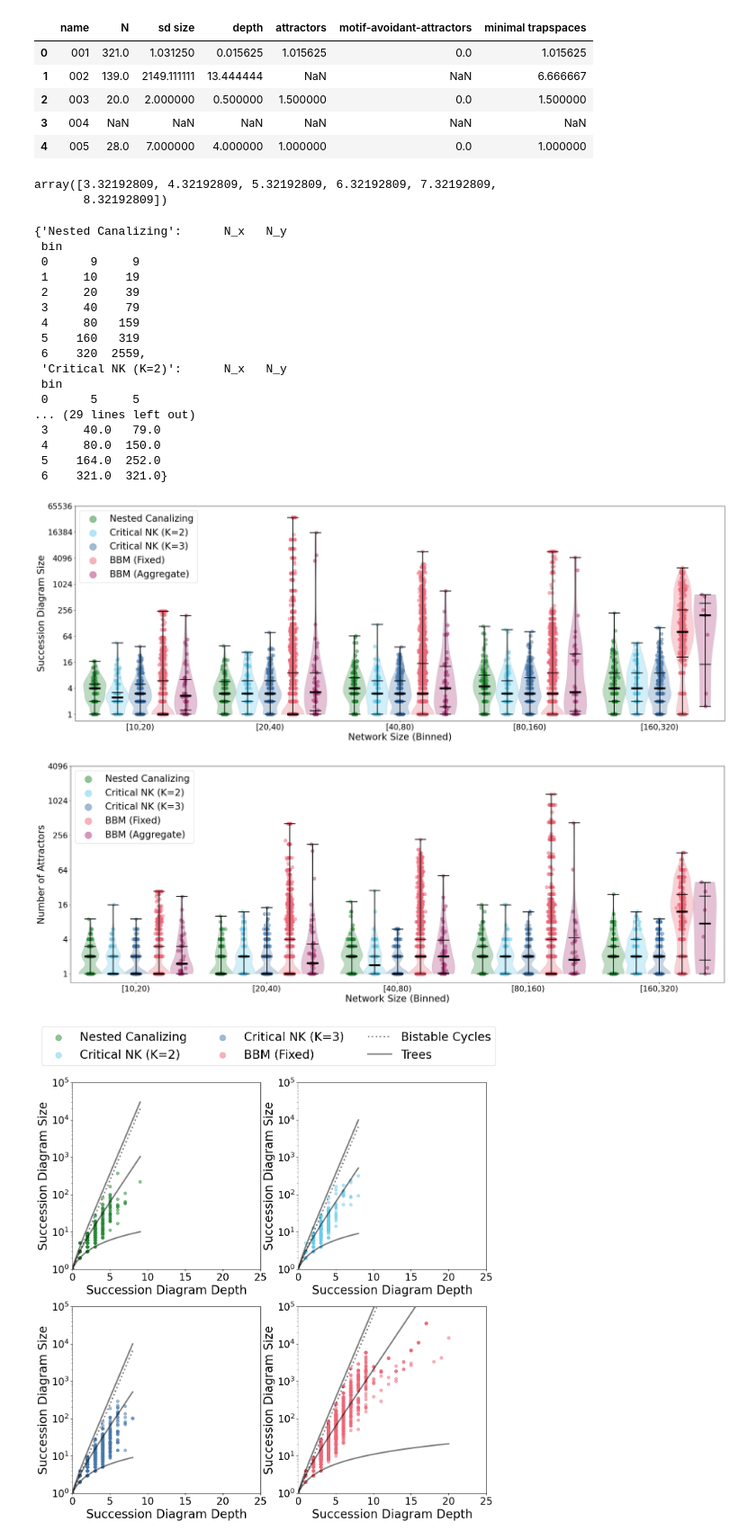
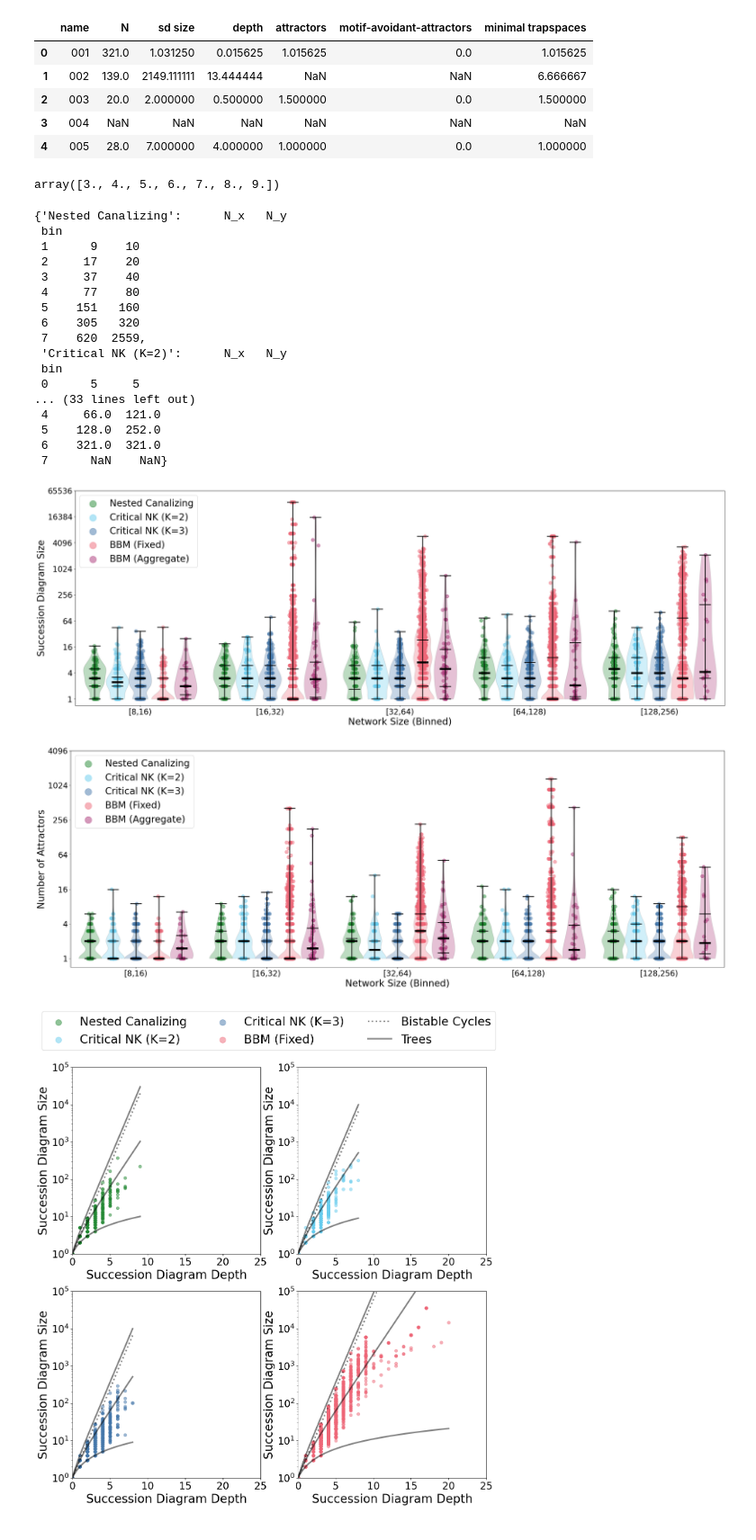
Before and after one commit to jcrozum/balm-analysis, a Jupyter notebook: analysis/new_figures.ipynb, the cells around one changed output. Shown at 90% size. Drawn from its saved outputs; the diff is of its cells as text; code cells hidden in the pictures.

```diff
--- a/analysis/new_figures.ipynb
+++ b/analysis/new_figures.ipynb
@@ -8,7 +8,7 @@ nk2 = pd.read_csv("./SD_analysis_random_nk2.csv")
 nk3 = pd.read_csv("./SD_analysis_random_nk3.csv")
 bbm = pd.read_csv("./SD_analysis_bbm-bnet-inputs-random.csv")
 bbm_agg = bbm.copy()
-bbm_agg["name"] = bbm_agg["name"].apply(lambda x: x.split("_")[0].removesuffix(".bnet"))
+bbm_agg["name"] = bbm_agg["name"].apply(lambda x: x.split("_")[0])
 bbm_agg = bbm_agg.groupby("name").mean().reset_index()
 # %%
 ncf.head()
@@ -71,14 +71,13 @@ network_type_colors = {
     "BBM (Aggregate)": "#aa3377",
 }
 # %%
-bins = np.log2(sorted([10, 20, 40, 80, 160, 320]))
+bins = np.log2(sorted([8, 16, 32, 64, 128, 256, 512]))
 lbins = bins - 0.5
 rbins = bins + 0.5
 nbins = len(bins)
 bins
 # %% [output]
-array([3.32192809, 4.32192809, 5.32192809, 6.32192809, 7.32192809,
-       8.32192809])
+array([3., 4., 5., 6., 7., 8., 9.])
 # %%
 for name, df in frames.items():
     df["bin"] = np.digitize(np.log2(df["N"]), bins)
@@ -91,34 +90,33 @@ for name, df in frames.items():
 # %% [output]
 {'Nested Canalizing':      N_x   N_y
  bin
- 0      9     9
- 1     10    19
- 2     20    39
- 3     40    79
- 4     80   159
- 5    160   319
- 6    320  2559,
+ 1      9    10
+ 2     17    20
+ 3     37    40
+ 4     77    80
+ 5    151   160
+ 6    305   320
+ 7    620  2559,
  'Critical NK (K=2)':      N_x   N_y
  bin
  0      5     5
-... (29 lines left out)
- 3     40.0   79.0
- 4     80.0  150.0
- 5    164.0  252.0
- 6    321.0  321.0}
+... (33 lines left out)
+ 4     66.0  121.0
+ 5    128.0  252.0
+ 6    321.0  321.0
+ 7      NaN    NaN}
 # %%
 fig, ax = plt.subplots(1, 1, figsize=(30, 10))
 hscale = 0.175
 for name_pos, (name, df) in enumerate(frames.items()):
     for bin in range(nbins + 1):
         arr = np.log2(
-            # df["sd size"][(df["bin"] == bin) & (df["N"] >= 0) & (df["N"] < 640)]
-            df["sd size"][(df["bin"] == bin) & (df["N"] >= 10) & (df["N"] < 320)]
+            df["sd size"][(df["bin"] == bin) & (df["N"] >= 4) & (df["N"] < 512)]
         )
         arr = arr[~np.isnan(arr)]
         ax.scatter(
             bin + (name_pos - 2) * hscale + np.random.normal(0, 0.01, len(arr)),
-            arr + 0 * np.random.normal(0, 0.025, len(arr)),
+            arr,
             alpha=0.5,
             color=network_type_colors[name],
             label=name if bin == 0 else None,
@@ -136,35 +134,35 @@ for name_pos, (name, df) in enumerate(frames.items()):
                 if partname == "bodies":
                     continue
                 vp[partname].set_edgecolor("black")
                 vp[partname].set_linewidth(2)
 
             vp["cmedians"].set_linewidth(5)
             # vp["cmeans"].set_color("red")
 
             for body in vp["bodies"]:
                 body.set_facecolor(network_type_colors[name])
                 body.set_edgecolor("grey")
                 body.set_alpha(0.3)
 
 ax.legend(fontsize=24, markerscale=2, loc="upper left")
 
 ax.set_xlabel("Network Size (Binned)", fontsize=24)
 ax.set_ylabel("Succession Diagram Size", fontsize=24)
 xticks = ax.get_xticks().tolist()
 ax.set_xticks(xticks)
-ax.set_xticklabels([f"[{round(10*2**(x-1))},{round(10*2**x)})" for x in xticks])
+ax.set_xticklabels([f"[{round(2**(x+2))},{round(2**(x+3))})" for x in xticks])
 # ax.set_xlim(-0.5, 6.5)
 ax.set_xlim(0.5, 5.5)
 
 yticks = ax.get_yticks().tolist()
 ax.set_yticks(yticks)
 ax.set_yticklabels([f"{round(2**x)}" for x in yticks])
 ax.set_ylim(-0.5, 16)
 
 ax.tick_params(labelsize=20)
 fig.savefig("figures/sd_size.png", bbox_inches="tight")
 # %% [output]
-[figure, old version]
+[figure, new version]
 # %%
 fig, ax = plt.subplots(1, 1, figsize=(30, 10))
 hscale = 0.175
@@ -172,12 +170,12 @@ for name_pos, (name, df) in enumerate(frames.items()):
     for bin in range(nbins + 1):
         arr = np.log2(
             # df["sd size"][(df["bin"] == bin) & (df["N"] >= 0) & (df["N"] < 640)]
-            df["attractors"][(df["bin"] == bin) & (df["N"] >= 10) & (df["N"] < 320)]
+            df["attractors"][(df["bin"] == bin) & (df["N"] >= 4) & (df["N"] < 512)]
         )
         arr = arr[~np.isnan(arr)]
         ax.scatter(
             bin + (name_pos - 2) * hscale + np.random.normal(0, 0.01, len(arr)),
-            arr + 0 * np.random.normal(0, 0.025, len(arr)),
+            arr,
             alpha=0.5,
             color=network_type_colors[name],
             label=name if bin == 0 else None,
@@ -211,7 +209,7 @@ ax.set_xlabel("Network Size (Binned)", fontsize=24)
 ax.set_ylabel("Number of Attractors", fontsize=24)
 xticks = ax.get_xticks().tolist()
 ax.set_xticks(xticks)
-ax.set_xticklabels([f"[{round(10*2**(x-1))},{round(10*2**x)})" for x in xticks])
+ax.set_xticklabels([f"[{round(2**(x+2))},{round(2**(x+3))})" for x in xticks])
 # ax.set_xlim(-0.5, 6.5)
 ax.set_xlim(0.5, 5.5)
 
@@ -223,7 +221,7 @@ ax.set_ylim(-0.5, 12)
 ax.tick_params(labelsize=20)
 fig.savefig("figures/attractor_scale.png", bbox_inches="tight")
 # %% [output]
-[figure, old version]
+[figure, new version]
 # %%
 fig, axs = plt.subplots(2, 2, figsize=(15, 15))
 
```
Also changed, not shown: parts of 2 cells of this notebook, 3 other files.
